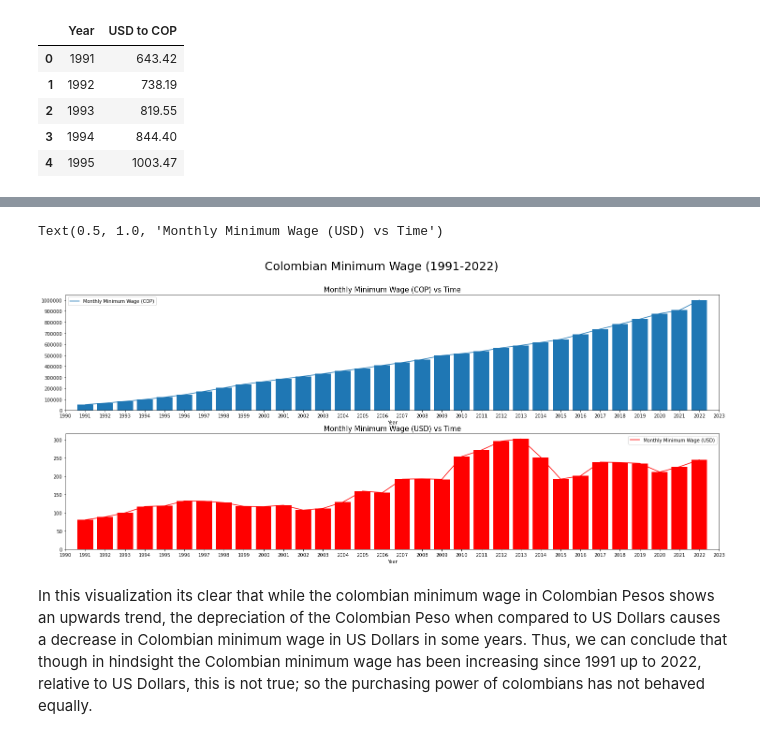
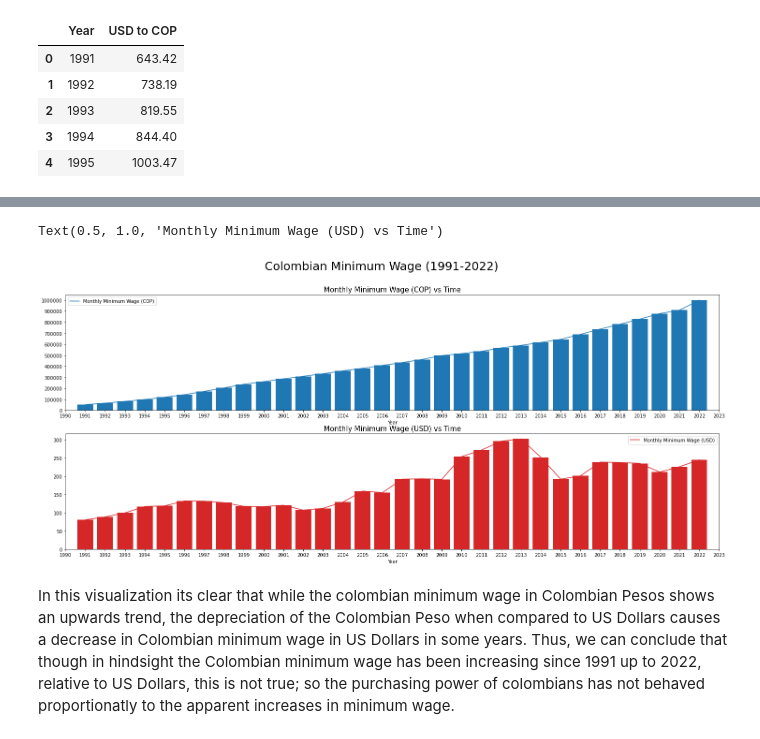
Before and after one commit to Kenneth-V-R/Colombian-Minimum-Wage-Analysis-and-Visualization, a Jupyter notebook: Colombian Minimum Wage Analysis and Visualizations.ipynb, the cells around one changed output, grey strips where cells are left out. Drawn from its saved outputs; the diff is of its cells as text; code cells hidden in the pictures.

```diff
--- a/Colombian Minimum Wage Analysis and Visualizations.ipynb
+++ b/Colombian Minimum Wage Analysis and Visualizations.ipynb
@@ -118,19 +118,19 @@ df_joined.head()
 # %%
 rcParams['figure.figsize']=25,10
 fig, axs = plt.subplots(2,1)
-df_joined.plot(x="Year",y=["Monthly Minimum Wage (COP)","Monthly Minimum Wage (USD)"],xlim=[1990,2023],subplots=True,color=["tab:blue","red"],ax=axs)
+df_joined.plot(x="Year",y=["Monthly Minimum Wage (COP)","Monthly Minimum Wage (USD)"],xlim=[1990,2023],subplots=True,color=["tab:blue","tab:red"],ax=axs)
 axs[0].bar(x=df_joined["Year"],height=df_joined["Monthly Minimum Wage (COP)"])
 axs[0].get_yaxis().get_major_formatter().set_scientific(False)
 axs[0].locator_params(axis="x", nbins=43)
 axs[0].locator_params(axis="y", nbins=20)
-axs[1].bar(x=df_joined["Year"],height=df_joined["Monthly Minimum Wage (USD)"],color="red")
+axs[1].bar(x=df_joined["Year"],height=df_joined["Monthly Minimum Wage (USD)"],color="tab:red")
 axs[1].locator_params(axis="x", nbins=43)
 fig.suptitle("Colombian Minimum Wage (1991-2022)",fontsize=25)
 axs[0].set_title("Monthly Minimum Wage (COP) vs Time",fontsize=15)
 axs[1].set_title("Monthly Minimum Wage (USD) vs Time",fontsize=15)
 # %% [output]
 Text(0.5, 1.0, 'Monthly Minimum Wage (USD) vs Time')
-[figure, old version]
+[figure, new version]
 # %% [markdown]
 In this visualization its clear that while the colombian minimum wage in Colombian Pesos shows an upwards trend, the depreciation of the Colombian Peso when compared to US Dollars causes a decrease in Colombian minimum wage in US Dollars in some years.
-Thus, we can conclude that though in hindsight the Colombian minimum wage has been increasing since 1991 up to 2022, relative to US Dollars, this is not true; so the purchasing power of colombians has not behaved equally.
+Thus, we can conclude that though in hindsight the Colombian minimum wage has been increasing since 1991 up to 2022, relative to US Dollars, this is not true; so the purchasing power of colombians has not behaved proportionatly to the apparent increases in minimum wage.
```
